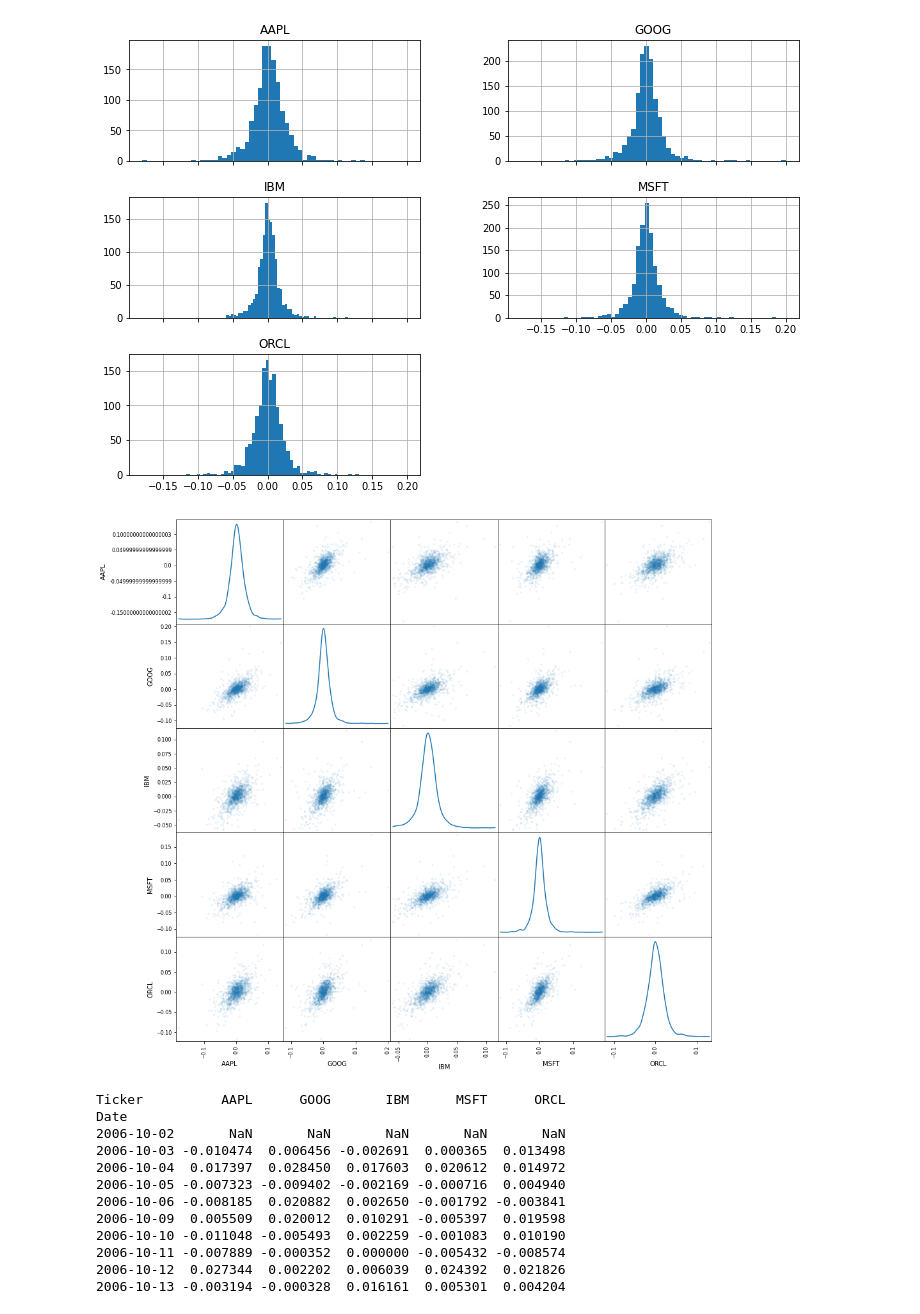
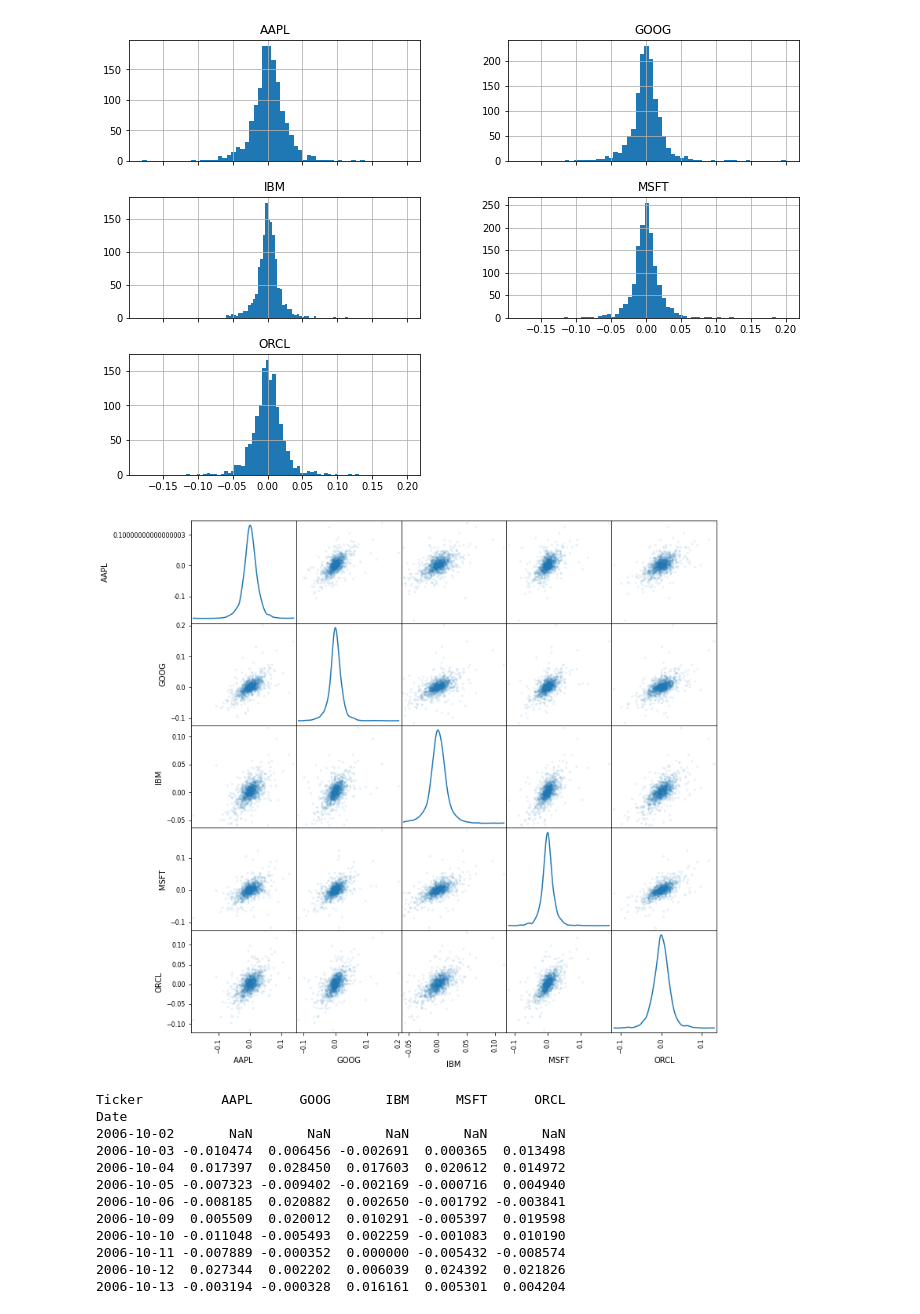
Before and after one commit to DataCrusade1999/Quantitative-Analytics, a Jupyter notebook: Quantitative_Analytics.ipynb, the cells around one changed output. Drawn from its saved outputs; the diff is of its cells as text; code cells hidden in the pictures.

```diff
--- a/Quantitative_Analytics.ipynb
+++ b/Quantitative_Analytics.ipynb
@@ -280,10 +280,10 @@ plt.show()
 # %% [output]
 [figure]
 # %%
-pd.plotting.scatter_matrix(daily_pct_change,diagonal='kde',figsize=(15,15),alpha=0.1)
+pd.plotting.scatter_matrix(daily_pct_change,diagonal='kde',figsize=(12,12),alpha=0.1)
 plt.show()
 # %% [output]
-[figure, old version]
+[figure, new version]
 # %%
 daily_log_returns=np.log(daily_close_nStocks/daily_close_nStocks.shift(1))
 print(daily_log_returns.head(10))
```
Also changed, not shown: parts of 4 cells of this notebook.
